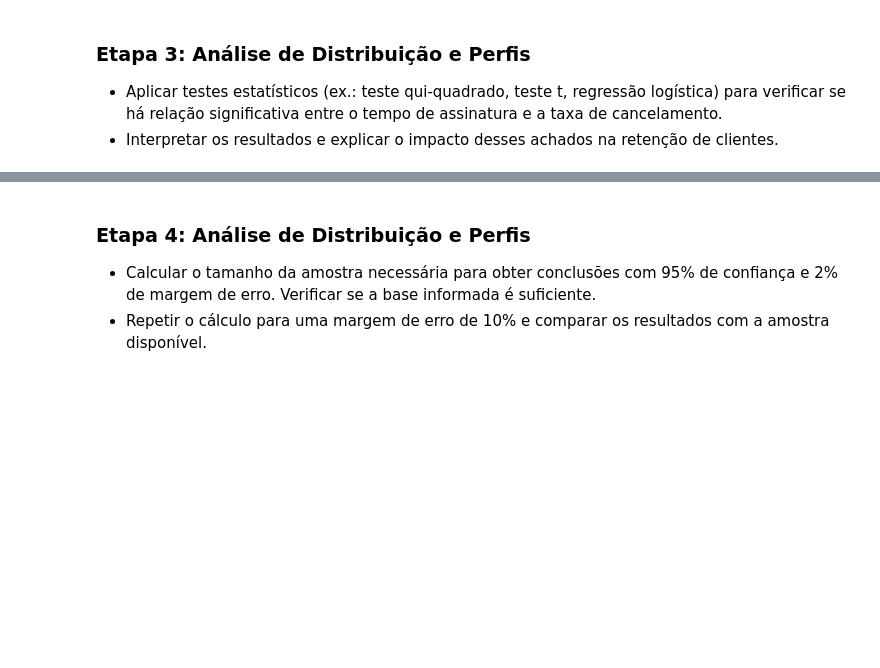
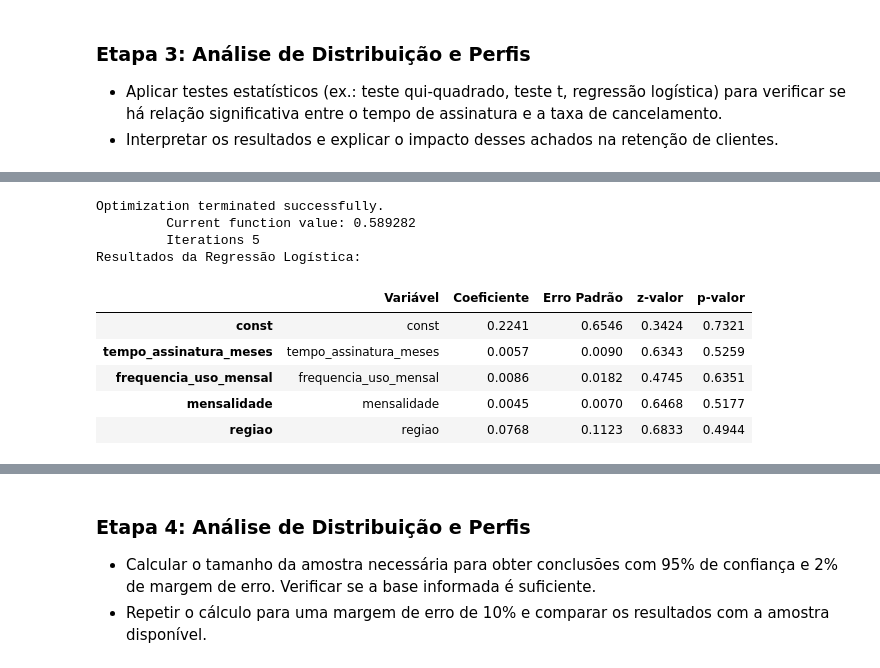
Before and after one commit to devLarissaRodrigues/WoMakersCode-DataAnalytics-DesafiosEmSquad, a Jupyter notebook: Desafio3_completo_em_squad_ipynb.ipynb, the cells around one changed output, grey strips where cells are left out. Cells and saved outputs as stored; diff of their text form; code cells hidden in the pictures; blank space fills up the shorter version.

```diff
--- a/Desafio3_completo_em_squad_ipynb.ipynb
+++ b/Desafio3_completo_em_squad_ipynb.ipynb
@@ -276,0 +334,18 @@ plt.show()
+# %%
+#Regressão Logística (para medir o impacto do tempo de assinatura na probabilidade de cancelamento).
+
+import statsmodels.api as sm
+
+# Definir variável dependente (y) e independente (X)
+X = df["tempo_assinatura_meses"]
+y = df["cancelou"]
+
+# Adicionar uma constante para a regressão
+X = sm.add_constant(X)
+
+# Criar o modelo logístico
+modelo = sm.Logit(y, X)
+resultado = modelo.fit()
+
+# Exibir os resultados
+print(resultado.summary())
@@ -276,0 +379,44 @@ plt.show()
+# %%
+# Testes com outras variáveis, como: tempo de assinatura. frequência de uso, mensalidade e região
+import pandas as pd
+import statsmodels.api as sm
+
+# Garantir que a variável 'regiao' seja numérica
+df["regiao"] = df["regiao"].astype("category").cat.codes
+
+# Definir variáveis independentes e dependentes
+X = df[["tempo_assinatura_meses", "frequencia_uso_mensal", "mensalidade", "regiao"]]
+y = df["cancelou"].astype(int)  # Garantir que 'cancelou' seja numérico
+
+# Adicionar constante para a regressão
+X = sm.add_constant(X)
+
+# Criar o modelo logístico
+modelo = sm.Logit(y, X)
+resultado = modelo.fit()
+
+# Criar uma tabela formatada dos resultados
+tabela_resultados = pd.DataFrame({
+    "Variável": X.columns,
+    "Coeficiente": resultado.params.round(4),
+    "Erro Padrão": resultado.bse.round(4),
+    "z-valor": resultado.tvalues.round(4),
+    "p-valor": resultado.pvalues.round(4)
+})
+
+# Exibir a tabela formatada
+from IPython.display import display
+
+print("Resultados da Regressão Logística:")
+display(tabela_resultados)
+# %% [output]
+Optimization terminated successfully.
+         Current function value: 0.589282
+         Iterations 5
+Resultados da Regressão Logística:
+|  | Variável | Coeficiente | Erro Padrão | z-valor | p-valor |
+| const | const | 0.2241 | 0.6546 | 0.3424 | 0.7321 |
+| tempo_assinatura_meses | tempo_assinatura_meses | 0.0057 | 0.0090 | 0.6343 | 0.5259 |
+| frequencia_uso_mensal | frequencia_uso_mensal | 0.0086 | 0.0182 | 0.4745 | 0.6351 |
+| mensalidade | mensalidade | 0.0045 | 0.0070 | 0.6468 | 0.5177 |
+| regiao | regiao | 0.0768 | 0.1123 | 0.6833 | 0.4944 |
```
Also changed, not shown: parts of 8 cells of this notebook.
